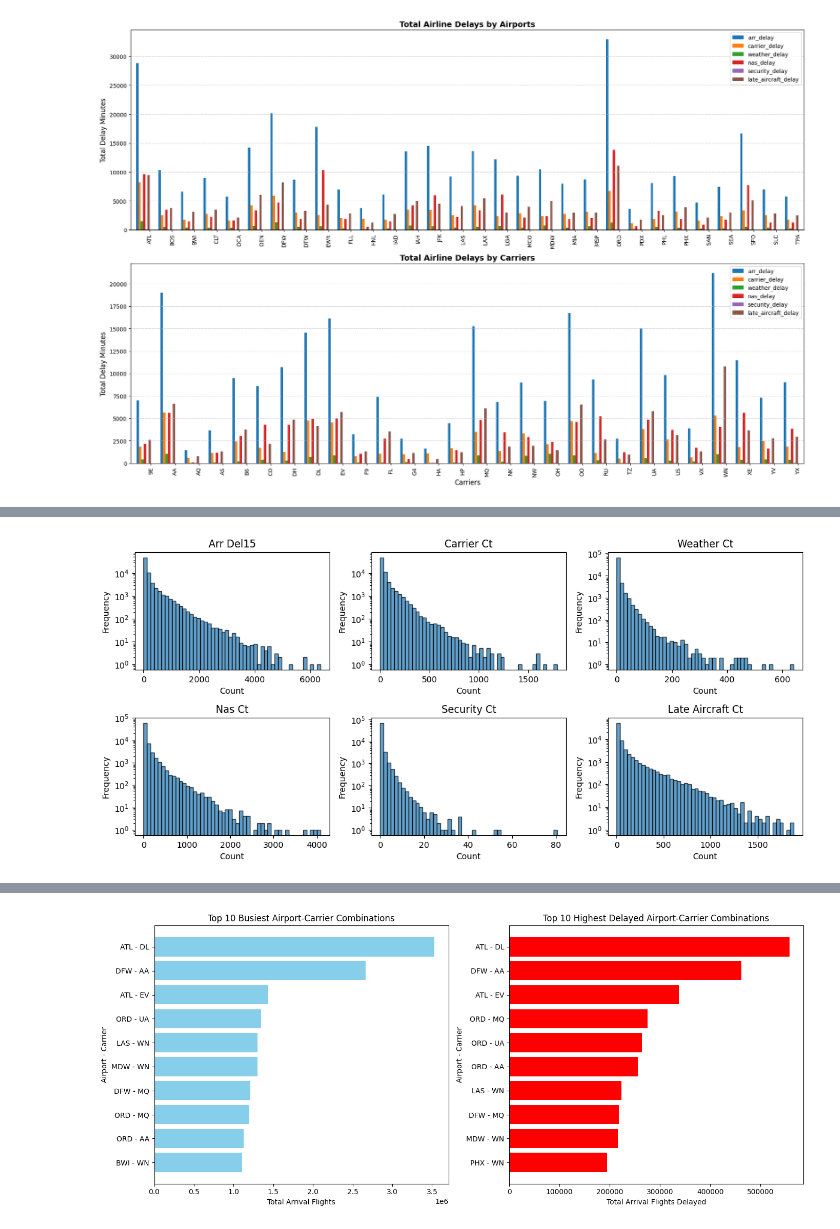
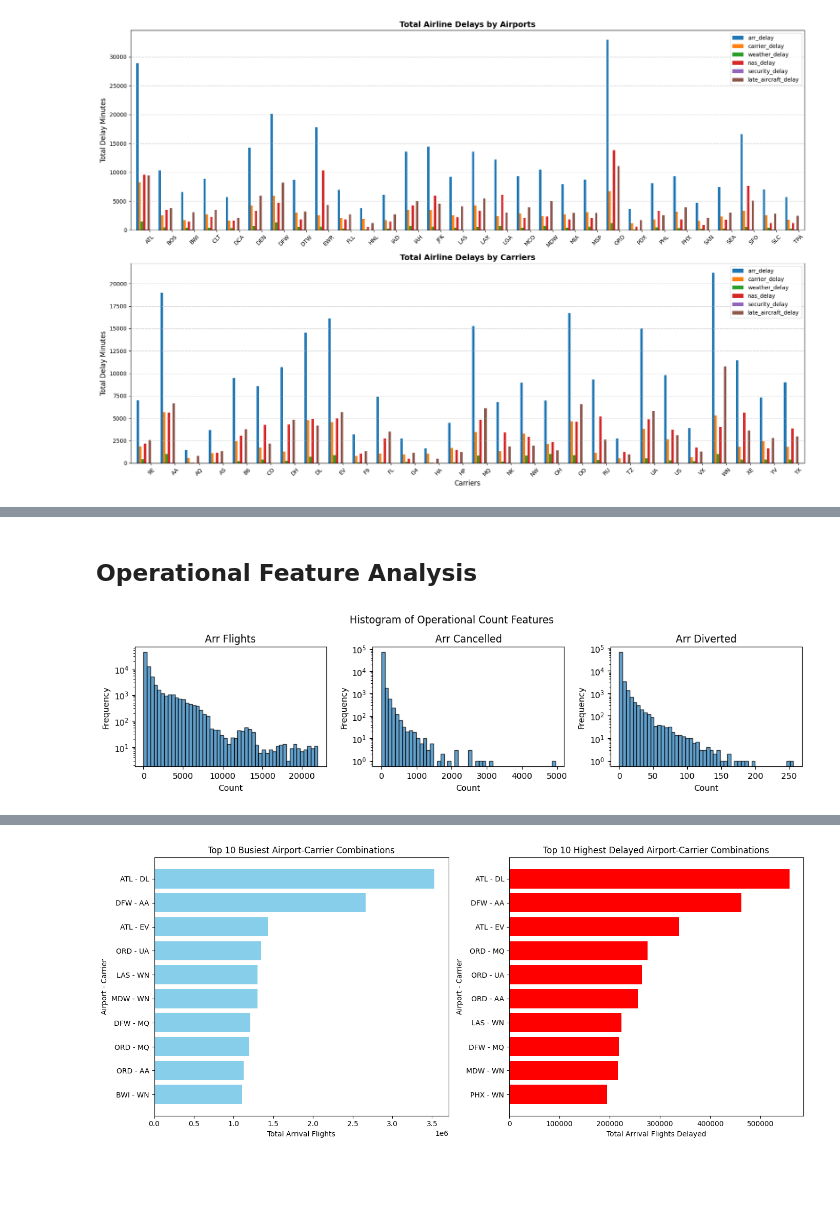
Before and after one commit to shayari21/Flight-Delay-Analysis, a Jupyter notebook: Data_Analysis.ipynb, the cells around one changed output, grey strips where cells are left out. Drawn from its saved outputs; the diff is of its cells as text; code cells hidden in the pictures; blank space fills up the shorter version.

```diff
--- a/Data_Analysis.ipynb
+++ b/Data_Analysis.ipynb
@@ -652,0 +712,22 @@ plt.show()
+# %%
+#Count Analysis
+
+# Select delay-related columns for visualization
+delay_count_columns = ["arr_del15", "carrier_ct", "weather_ct", "nas_ct", "security_ct", "late_aircraft_ct"]
+
+# Plot histograms for delay distributions
+fig, axes = plt.subplots(2, 3, figsize=(12, 8))
+
+for i, col in enumerate(delay_count_columns):
+    ax = axes[i // 3, i % 3]  # Determine subplot position
+    ax.hist(flight_data_df[col], bins=50, edgecolor='black', alpha=0.7)
+    ax.set_title(col.replace("_", " ").title())
+    ax.set_xlabel("Count")
+    ax.set_ylabel("Frequency")
+    ax.set_yscale("log")  # Log scale to handle skewness
+
+# Add main title
+fig.suptitle("Histogram of Delay Count Features", fontsize=16)
+
+plt.tight_layout(rect=[0, 0, 1, 0.95])  # Adjust layout to fit main title
+plt.show()
@@ -653,21 +839,24 @@ plt.show()
+# %% [markdown]
+## Operational Feature Analysis
 # %%
-#Count Analysis
+#Arrival, cancellation and Diversion feature analysis
 
-# Select delay-related columns for visualization
-delay_count_columns = ["arr_del15", "carrier_ct", "weather_ct", "nas_ct", "security_ct", "late_aircraft_ct"]
+# Select operational-related columns for visualization
+operational_count_columns = ["arr_flights", "arr_cancelled", "arr_diverted"]
 
 # Plot histograms for count-related variables
 plt.figure(figsize=(12, 8))
-for i, col in enumerate(delay_count_columns, 1):
+for i, col in enumerate(operational_count_columns, 1):
     plt.subplot(3, 3, i)
     plt.hist(flight_data_df[col].dropna(), bins=50, edgecolor='black', alpha=0.7)
     plt.title(col.replace("_", " ").title())
     plt.xlabel("Count")
     plt.ylabel("Frequency")
     plt.yscale("log")  # Log scale to handle skewness
 
+plt.suptitle("Histogram of Operational Count Features")
 plt.tight_layout()
 plt.show()
 # %% [output]
-[figure, old version]
+[figure, new version]
 # %%
```
Also changed, not shown: parts of 31 cells of this notebook.
